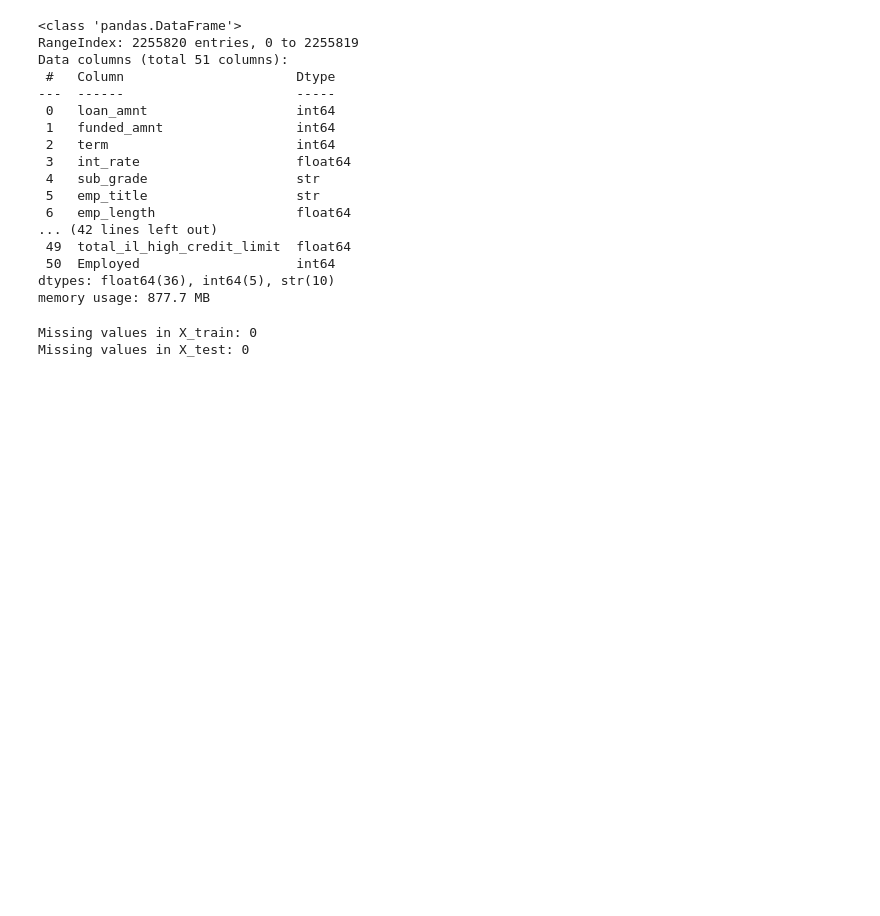
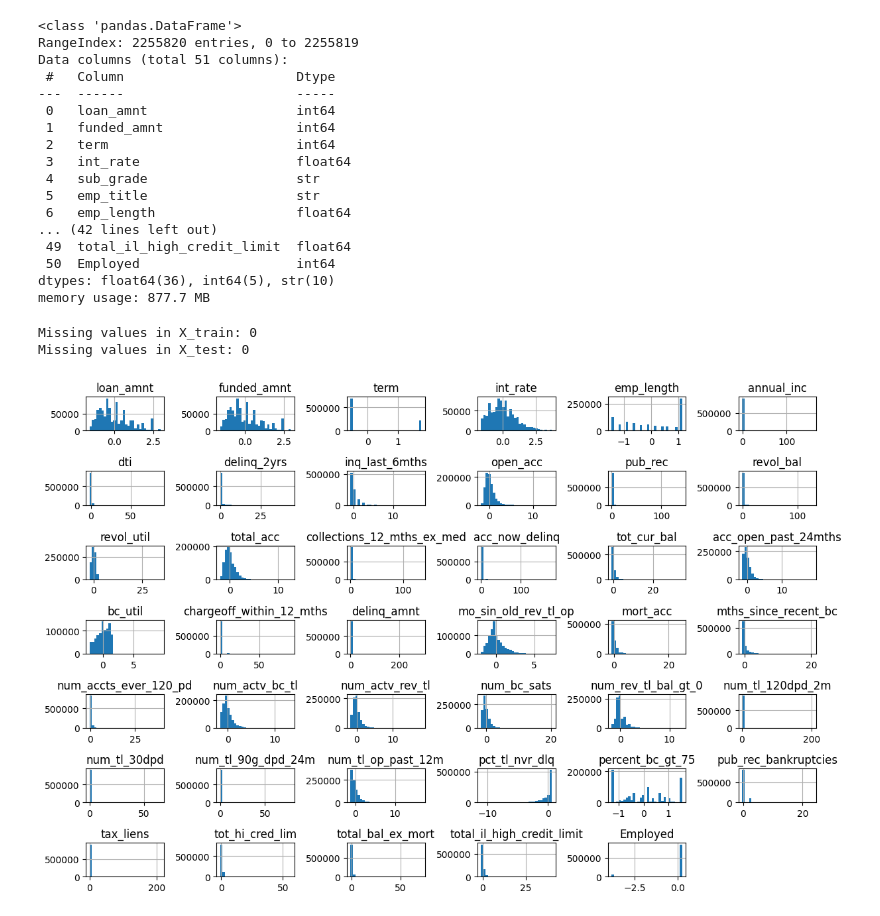
Before and after one commit to SU-IST707-SP26/group-project-data-dopes, a Jupyter notebook: work/Default_Prediction.ipynb, the cells around one changed output. Drawn from its saved outputs; the diff is of its cells as text; code cells hidden in the pictures; blank space fills up the shorter version.

Commit message:
small fixes and scaled train and test set

```diff
--- a/work/Default_Prediction.ipynb
+++ b/work/Default_Prediction.ipynb
@@ -44,12 +44,15 @@ memory usage: 877.7 MB
 # %%
 # make it binary for target variable
 
-loan_df = loan_df[loan_df['loan_status'].isin(['Fully Paid','Charged Off', 'Default'])]
+loan_df = loan_df[loan_df['loan_status'].isin(['Fully Paid','Charged Off', 'Default', 'Does not meet the credit policy. Status:Fully Paid',
+                'Does not meet the credit policy. Status:Charged Off'])]
 
 loan_df['loan_status'] = loan_df['loan_status'].map({
     'Fully Paid': 0,
     'Charged Off': 1,
-    'Default': 1
+    'Default': 1,
+    'Does not meet the credit policy. Status:Fully Paid':1,
+    'Does not meet the credit policy. Status:Charged Off':0
 })
 # %%
 # split train test set
@@ -90,3 +93,21 @@ print("Missing values in X_test:", X_test.isnull().sum().sum())
 # %% [output]
 Missing values in X_train: 0
 Missing values in X_test: 0
+# %%
+from sklearn.preprocessing import StandardScaler
+
+# Only scale numerical columns, exclude target and binary columns
+scaler = StandardScaler()
+
+X_train[num_cols] = scaler.fit_transform(X_train[num_cols])
+X_test[num_cols] = scaler.transform(X_test[num_cols])
+# %%
+import matplotlib.pyplot as plt
+
+X_train.hist(figsize=(12, 8), bins=30)
+plt.tight_layout()
+plt.show()
+
+# distribnution got better than before scaling.
+# %% [output]
+[figure, added]
```
Also changed, not shown: parts of 4 cells of this notebook, 1 other file.
